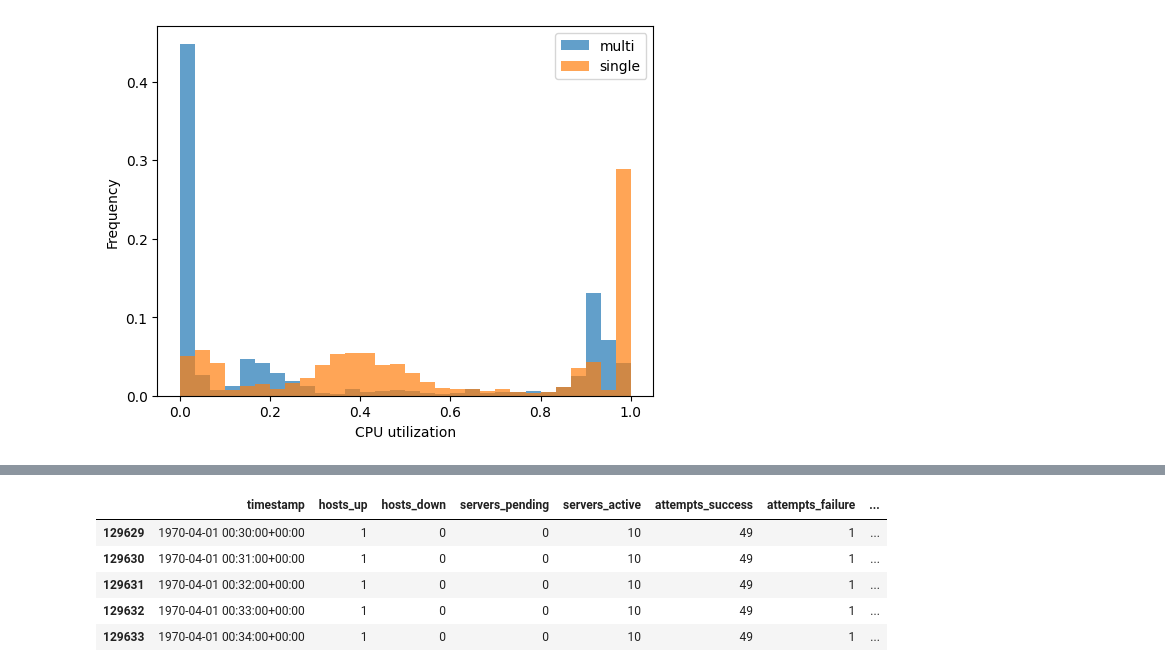
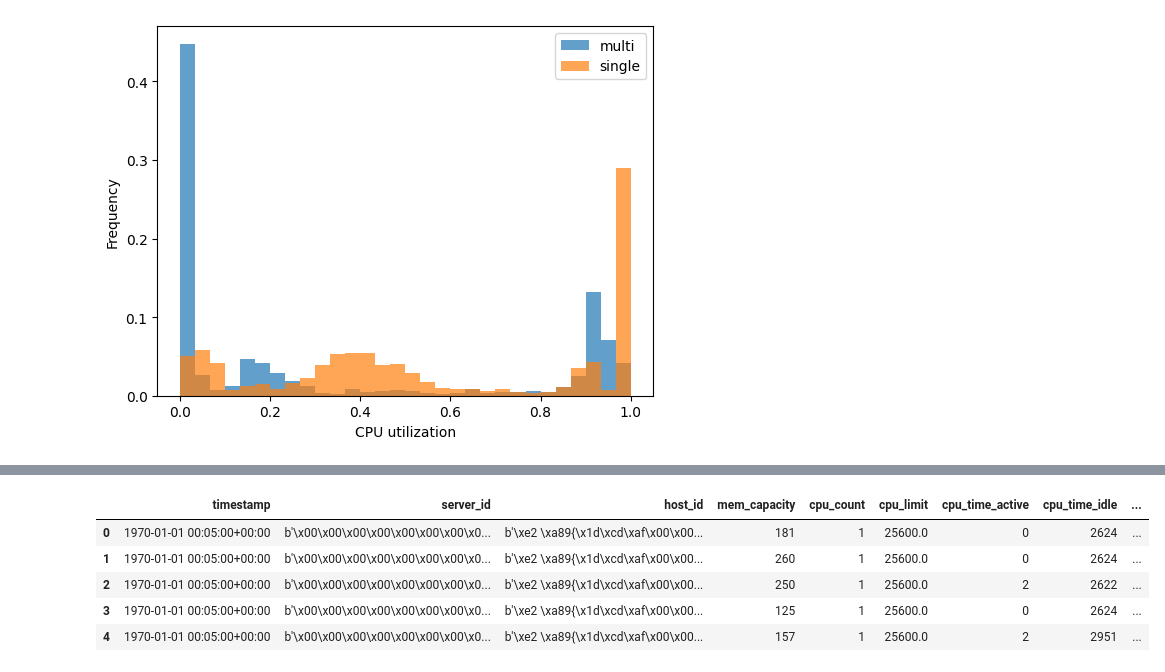
Before and after one commit to DanteNiewenhuis/opendc, a Jupyter notebook: opendc-experiments/opendc-experiments-greenifier/src/main/Python_scripts/OpenDCdemo.ipynb, the cells around one changed output, grey strips where cells are left out. Cells and saved outputs as stored; diff of their text form; code cells hidden in the pictures.

```diff
--- a/opendc-experiments/opendc-experiments-greenifier/src/main/Python_scripts/OpenDCdemo.ipynb
+++ b/opendc-experiments/opendc-experiments-greenifier/src/main/Python_scripts/OpenDCdemo.ipynb
@@ -220,9 +187,9 @@ plt.legend()
 # %%
-df_service_single.tail()
+df_server_single.head()
 # %% [output]
-|  | timestamp | hosts_up | hosts_down | servers_pending | servers_active | attempts_success | attempts_failure | ... |
-| 129629 | 1970-04-01 00:30:00+00:00 | 1 | 0 | 0 | 10 | 49 | 1 | ... |
-| 129630 | 1970-04-01 00:31:00+00:00 | 1 | 0 | 0 | 10 | 49 | 1 | ... |
-| 129631 | 1970-04-01 00:32:00+00:00 | 1 | 0 | 0 | 10 | 49 | 1 | ... |
-| 129632 | 1970-04-01 00:33:00+00:00 | 1 | 0 | 0 | 10 | 49 | 1 | ... |
-| 129633 | 1970-04-01 00:34:00+00:00 | 1 | 0 | 0 | 10 | 49 | 1 | ... |
+|  | timestamp | server_id | host_id | mem_capacity | cpu_count | cpu_limit | cpu_time_active | cpu_time_idle | ... |
+| 0 | 1970-01-01 00:05:00+00:00 | b'\x00\x00\x00\x00\x00\x00\x00\x0... | b'\xe2 \xa89{\x1d\xcd\xaf\x00\x00... | 181 | 1 | 25600.0 | 0 | 2624 | ... |
+| 1 | 1970-01-01 00:05:00+00:00 | b'\x00\x00\x00\x00\x00\x00\x00\x0... | b'\xe2 \xa89{\x1d\xcd\xaf\x00\x00... | 260 | 1 | 25600.0 | 0 | 2624 | ... |
+| 2 | 1970-01-01 00:05:00+00:00 | b'\x00\x00\x00\x00\x00\x00\x00\x0... | b'\xe2 \xa89{\x1d\xcd\xaf\x00\x00... | 250 | 1 | 25600.0 | 2 | 2622 | ... |
+| 3 | 1970-01-01 00:05:00+00:00 | b'\x00\x00\x00\x00\x00\x00\x00\x0... | b'\xe2 \xa89{\x1d\xcd\xaf\x00\x00... | 125 | 1 | 25600.0 | 0 | 2624 | ... |
+| 4 | 1970-01-01 00:05:00+00:00 | b'\x00\x00\x00\x00\x00\x00\x00\x0... | b'\xe2 \xa89{\x1d\xcd\xaf\x00\x00... | 157 | 1 | 25600.0 | 2 | 2951 | ... |
```
Also changed, not shown: parts of 30 cells of this notebook, 4 other files.
